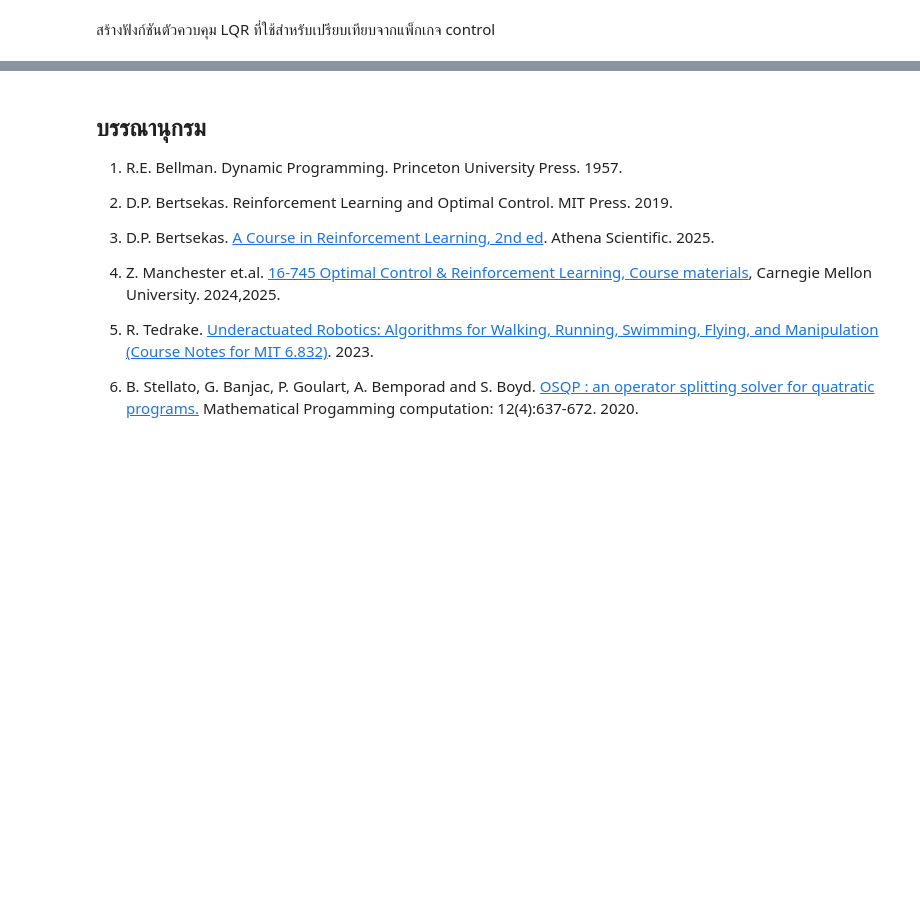
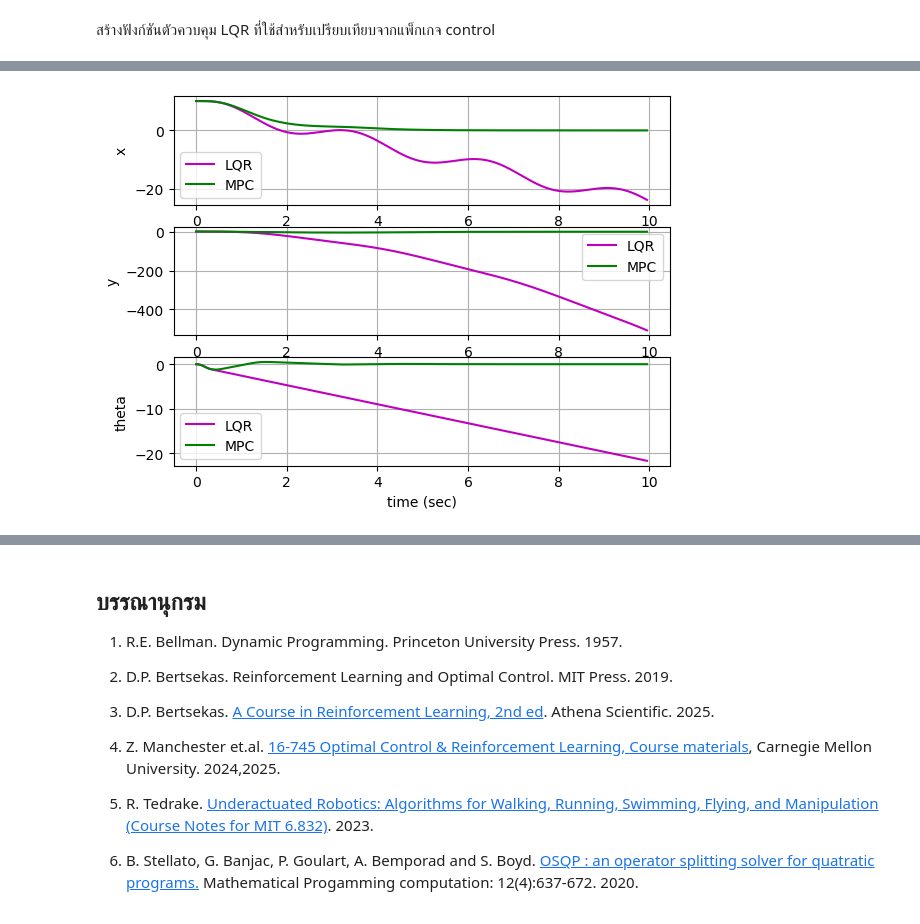
Before and after one commit to dewdotninja/ocrl, a Jupyter notebook: doc/notebooks/chapter4.ipynb, the cells around one changed output, grey strips where cells are left out. Drawn from its saved outputs; the diff is of its cells as text; code cells hidden in the pictures; blank space fills up the shorter version.

```diff
--- a/doc/notebooks/chapter4.ipynb
+++ b/doc/notebooks/chapter4.ipynb
@@ -931,0 +1116,9 @@ $$
+# %%
+x_ref = np.array([0.0,1.0,0.,0.,0.,0.]).reshape(6,1)
+x0 = np.array([10.,2.,0.,0.,0.,0.]).reshape(6,1)
+xhist1, uhist1 = closed_loop(x0,lqr_controller, Nt)
+xhist2, uhist2 = closed_loop(x0, mpc_controller, Nt)
+# %%
+compare_x(thist,xhist1,xhist2)
+# %% [output]
+[figure, added]
```
Also changed, not shown: parts of 38 cells of this notebook.
